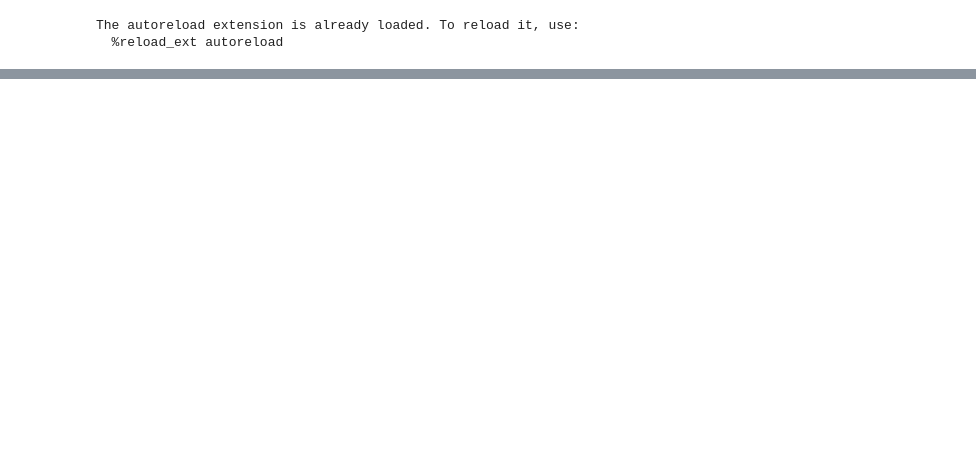
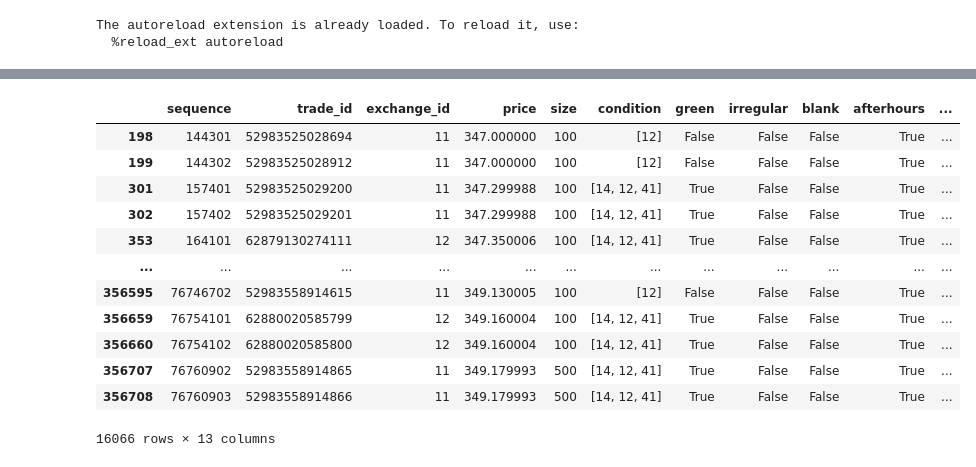
Before and after one commit to bobcolner/pandas-polygon, a Jupyter notebook: notebook.ipynb, the cells around one changed output, grey strips where cells are left out. Drawn from its saved outputs; the diff is of its cells as text; code cells hidden in the pictures; blank space fills up the shorter version.

```diff
--- a/notebook.ipynb
+++ b/notebook.ipynb
@@ -26,0 +62,3 @@ df = pb.trades_to_df(trades)
+# %%
+df2=df
+df2['condition'] = df.condition.astype('str')
@@ -26,0 +83,16 @@ df = pb.trades_to_df(trades)
+# %%
+df2[df2.duplicated(subset=['sip_dt','exchange_dt','price','size'], keep=False)].sort_values(['sip_dt','sequence'])
+# %% [output]
+|  | sequence | trade_id | exchange_id | price | size | condition | green | irregular | blank | afterhours | ... |
+| 198 | 144301 | 52983525028694 | 11 | 347.000000 | 100 | [12] | False | False | False | True | ... |
+| 199 | 144302 | 52983525028912 | 11 | 347.000000 | 100 | [12] | False | False | False | True | ... |
+| 301 | 157401 | 52983525029200 | 11 | 347.299988 | 100 | [14, 12, 41] | True | False | False | True | ... |
+| 302 | 157402 | 52983525029201 | 11 | 347.299988 | 100 | [14, 12, 41] | True | False | False | True | ... |
+| 353 | 164101 | 62879130274111 | 12 | 347.350006 | 100 | [14, 12, 41] | True | False | False | True | ... |
+| ... | ... | ... | ... | ... | ... | ... | ... | ... | ... | ... | ... |
+| 356595 | 76746702 | 52983558914615 | 11 | 349.130005 | 100 | [12] | False | False | False | True | ... |
+| 356659 | 76754101 | 62880020585799 | 12 | 349.160004 | 100 | [14, 12, 41] | True | False | False | True | ... |
+| 356660 | 76754102 | 62880020585800 | 12 | 349.160004 | 100 | [14, 12, 41] | True | False | False | True | ... |
+| 356707 | 76760902 | 52983558914865 | 11 | 349.179993 | 500 | [14, 12, 41] | True | False | False | True | ... |
+| 356708 | 76760903 | 52983558914866 | 11 | 349.179993 | 500 | [14, 12, 41] | True | False | False | True | ... |
+16066 rows × 13 columns
```
Also changed, not shown: parts of 32 cells of this notebook, 6 other files.
